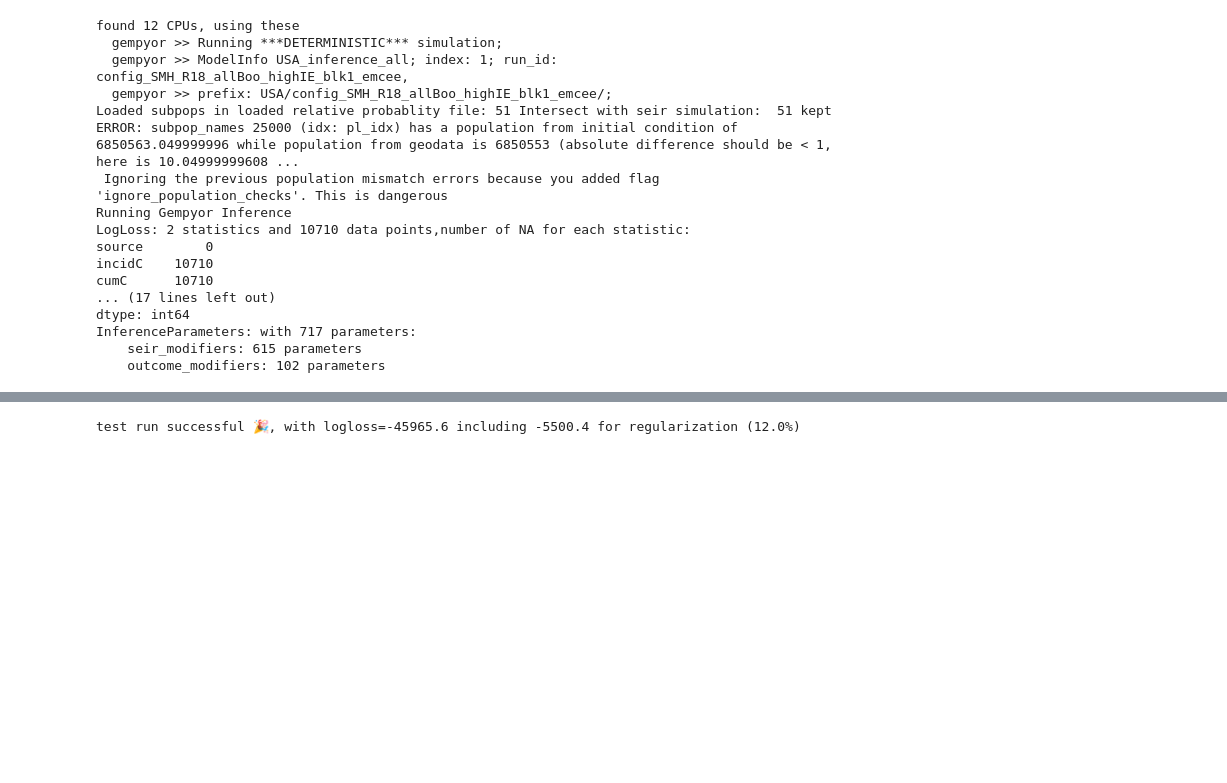
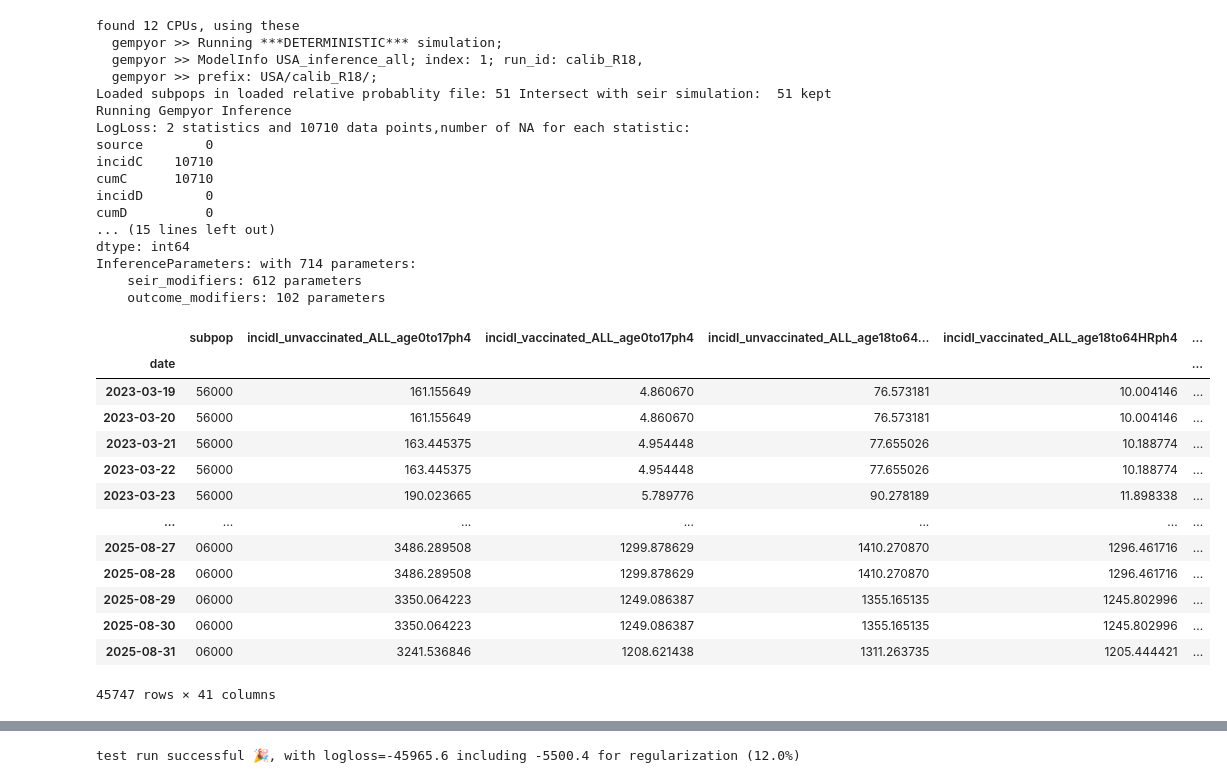
Before and after one commit to jcblemai/flepiMoP_Notebooks, a Jupyter notebook: emcee_gempyor.ipynb, the cells around one changed output, grey strips where cells are left out. Drawn from its saved outputs; the diff is of its cells as text; code cells hidden in the pictures; blank space fills up the shorter version.

```diff
--- a/emcee_gempyor.ipynb
+++ b/emcee_gempyor.ipynb
@@ -25,6 +25,7 @@ import xarray as xr
 from gempyor import config, model_info, outcomes, seir, inference_parameter, logloss, inference
 from gempyor.inference import GempyorInference
 import gempyor.postprocess_inference
+import multiprocessing, shutil
 
 import os
 from multiprocessing import cpu_count
@@ -55,9 +56,9 @@ config_filepath= "config_SMH_R18_allBoo_highIE_blk1_emcee.yml"
 
 nwalkers = 3
 niter = 4
-nsamples = 4 # number of likelyhood eval to write to disk...
+nsamples = 50 # number of likelyhood eval to write to disk...
 nthin=5
-run_id = config_filepath.split(".")[0]
+run_id = "calib_R18"
 
 #### START COPY PAST FROM flepiMoP/flepimop/gempyor_pkg/src/gempyor/calibrate.py
 ncpu = cpu_count()
@@ -93,18 +94,48 @@ print(gempyor_inference.inferpar)
 # %% [output]
 found 12 CPUs, using these
   gempyor >> Running ***DETERMINISTIC*** simulation;
-  gempyor >> ModelInfo USA_inference_all; index: 1; run_id: config_SMH_R18_allBoo_highIE_blk1_emcee,
-  gempyor >> prefix: USA/config_SMH_R18_allBoo_highIE_blk1_emcee/;
+  gempyor >> ModelInfo USA_inference_all; index: 1; run_id: calib_R18,
+  gempyor >> prefix: USA/calib_R18/;
 Loaded subpops in loaded relative probablity file: 51 Intersect with seir simulation:  51 kept
-ERROR: subpop_names 25000 (idx: pl_idx) has a population from initial condition of 6850563.049999996 while population from geodata is 6850553 (absolute difference should be < 1, here is 10.04999999608 ...
- Ignoring the previous population mismatch errors because you added flag 'ignore_population_checks'. This is dangerous
 Running Gempyor Inference
 LogLoss: 2 statistics and 10710 data points,number of NA for each statistic:
 source        0
 incidC    10710
 cumC      10710
-... (17 lines left out)
+incidD        0
+cumD          0
+... (15 lines left out)
 dtype: int64
-InferenceParameters: with 717 parameters:
-    seir_modifiers: 615 parameters
+InferenceParameters: with 714 parameters:
+    seir_modifiers: 612 parameters
     outcome_modifiers: 102 parameters
+# %%
+snpi_df_mod, hnpi_df_mod = gempyor_inference.inferpar.inject_proposal(proposal=p0[0],
+                                                                        snpi_df=gempyor_inference.static_sim_arguments["snpi_df_ref"],
+                                                                        hnpi_df = gempyor_inference.static_sim_arguments["hnpi_df_ref"])
+
+ss = copy.deepcopy(gempyor_inference.static_sim_arguments)
+ss["snpi_df_in"] = snpi_df_mod
+ss["hnpi_df_in"] = hnpi_df_mod
+del ss["snpi_df_ref"]
+del ss["hnpi_df_ref"]
+
+
+outcomes_df = gempyor.inference.simulation_atomic(**ss, modinf=gempyor_inference.modinf, save=False)
+# %%
+outcomes_df.reset_index()
+# %% [output]
+|  | subpop | incidI_unvaccinated_ALL_age0to17ph4 | incidI_vaccinated_ALL_age0to17ph4 | incidI_unvaccinated_ALL_age18to64... | incidI_vaccinated_ALL_age18to64HRph4 | ... |
+| date |  |  |  |  |  | ... |
+| 2023-03-19 | 56000 | 161.155649 | 4.860670 | 76.573181 | 10.004146 | ... |
+| 2023-03-20 | 56000 | 161.155649 | 4.860670 | 76.573181 | 10.004146 | ... |
+| 2023-03-21 | 56000 | 163.445375 | 4.954448 | 77.655026 | 10.188774 | ... |
+| 2023-03-22 | 56000 | 163.445375 | 4.954448 | 77.655026 | 10.188774 | ... |
+| 2023-03-23 | 56000 | 190.023665 | 5.789776 | 90.278189 | 11.898338 | ... |
+| ... | ... | ... | ... | ... | ... | ... |
+| 2025-08-27 | 06000 | 3486.289508 | 1299.878629 | 1410.270870 | 1296.461716 | ... |
+| 2025-08-28 | 06000 | 3486.289508 | 1299.878629 | 1410.270870 | 1296.461716 | ... |
+| 2025-08-29 | 06000 | 3350.064223 | 1249.086387 | 1355.165135 | 1245.802996 | ... |
+| 2025-08-30 | 06000 | 3350.064223 | 1249.086387 | 1355.165135 | 1245.802996 | ... |
+| 2025-08-31 | 06000 | 3241.536846 | 1208.621438 | 1311.263735 | 1205.444421 | ... |
+45747 rows × 41 columns
```
Also changed, not shown: parts of 17 cells of this notebook.
